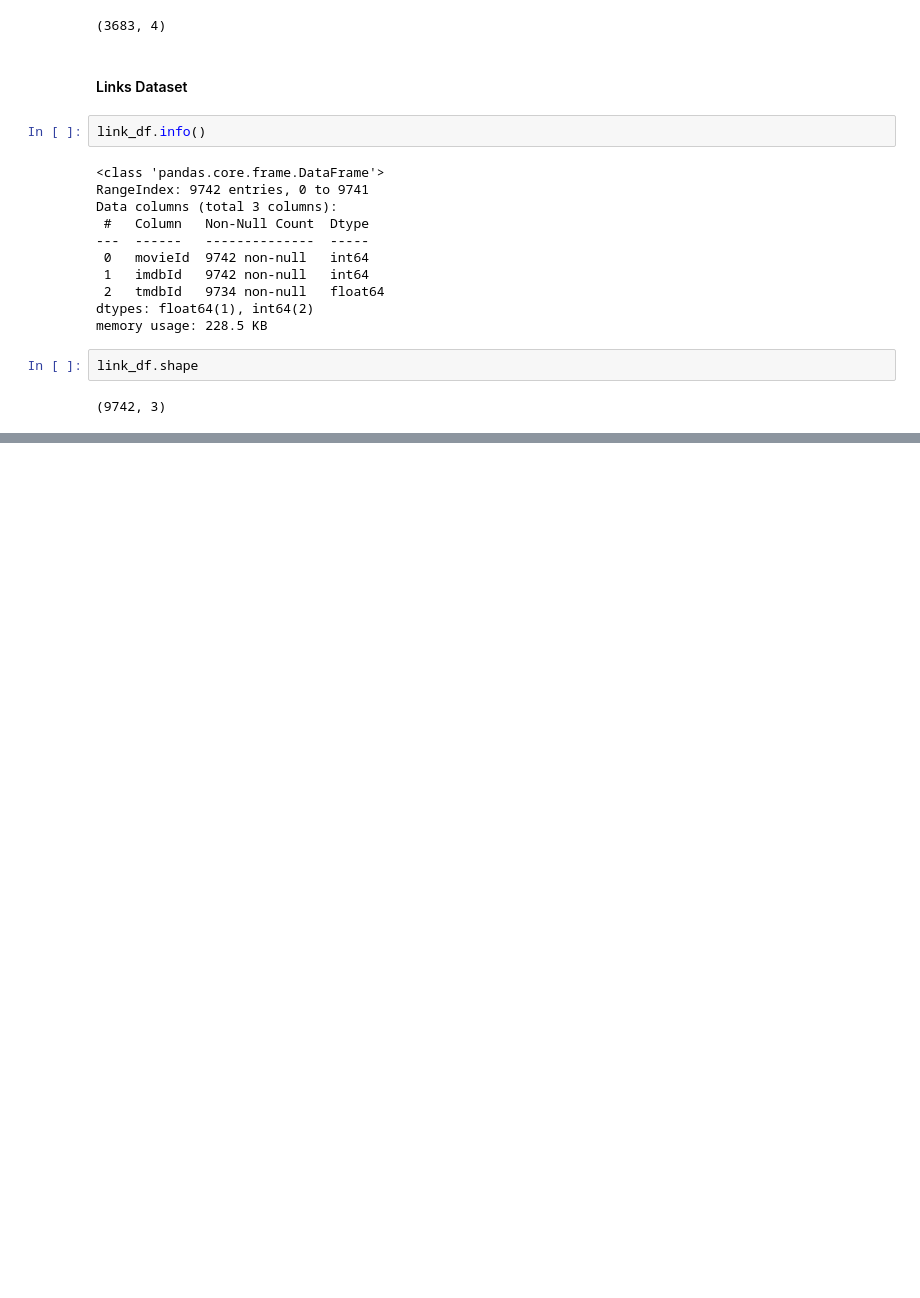
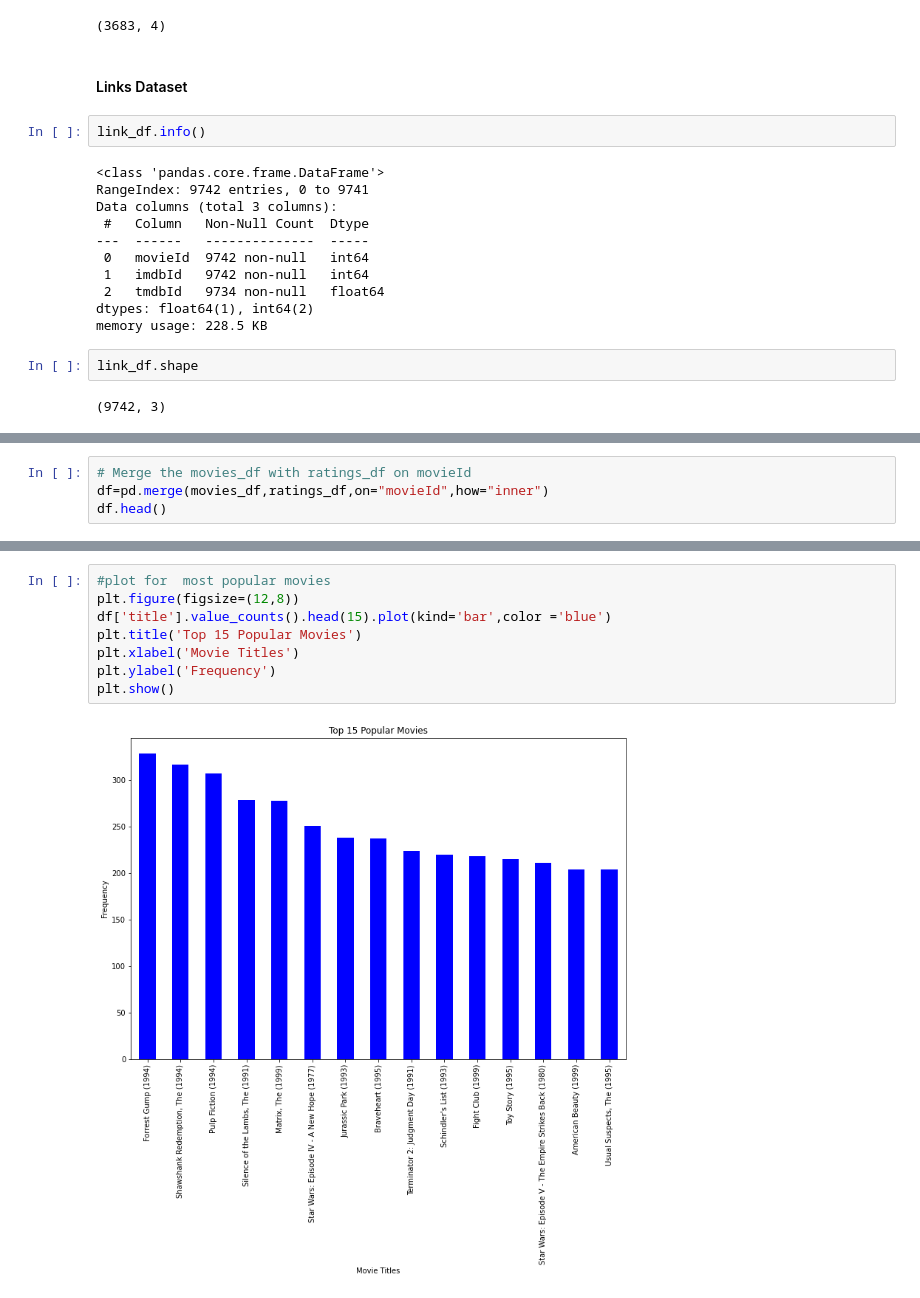
Before and after one commit to OchiengGideon/Group3_phase4_Project, a Jupyter notebook: Recommendation System.ipynb, the cells around one changed output, grey strips where cells are left out. Cells and saved outputs as stored; diff of their text form; blank space fills up the shorter version.

```diff
--- a/Recommendation System.ipynb
+++ b/Recommendation System.ipynb
@@ -134,0 +138,4 @@ link_df.shape
+# %%
+# Merge the movies_df with ratings_df on movieId
+df=pd.merge(movies_df,ratings_df,on="movieId",how="inner")
+df.head()
@@ -134,0 +229,10 @@ link_df.shape
+# %%
+#plot for  most popular movies
+plt.figure(figsize=(12,8))
+df['title'].value_counts().head(15).plot(kind='bar',color ='blue')
+plt.title('Top 15 Popular Movies')
+plt.xlabel('Movie Titles')
+plt.ylabel('Frequency')
+plt.show()
+# %% [output]
+[figure, added]
```
Also changed, not shown: parts of 16 cells of this notebook.
